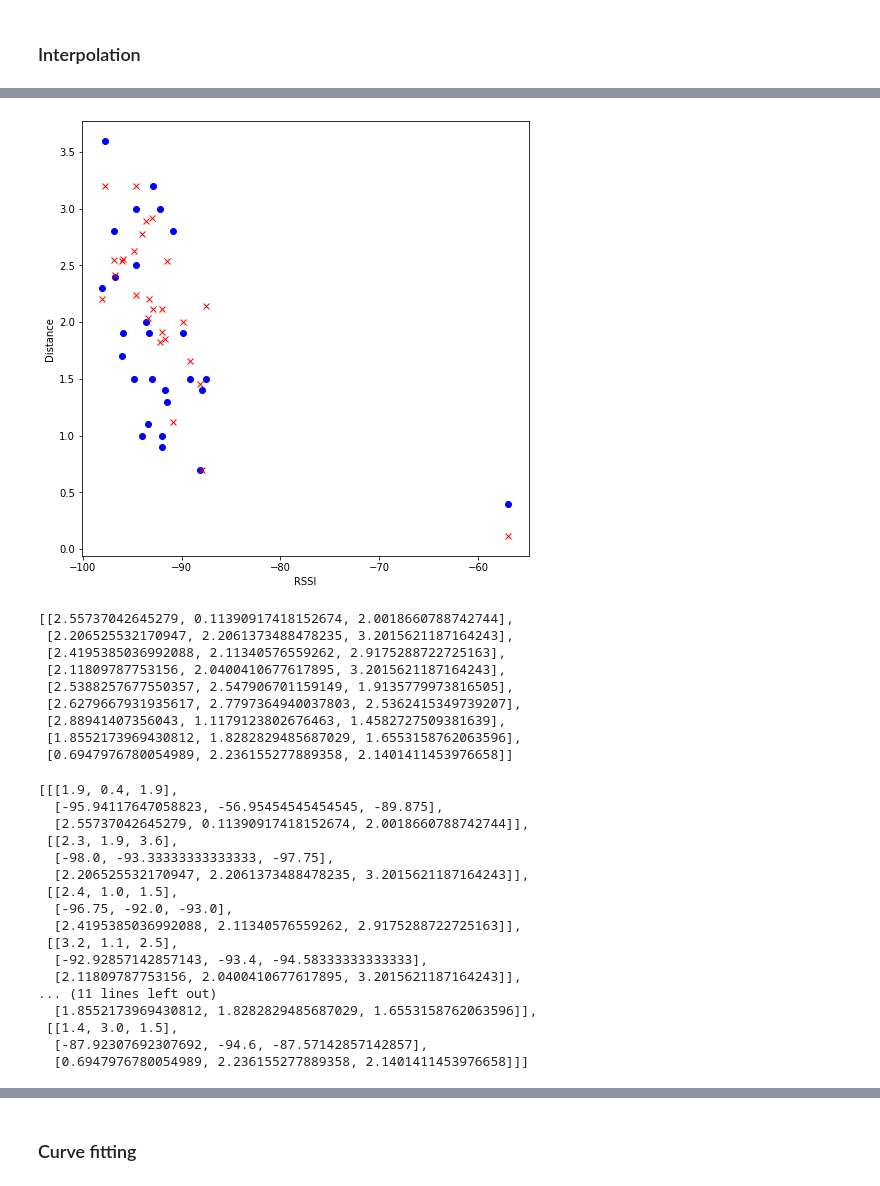
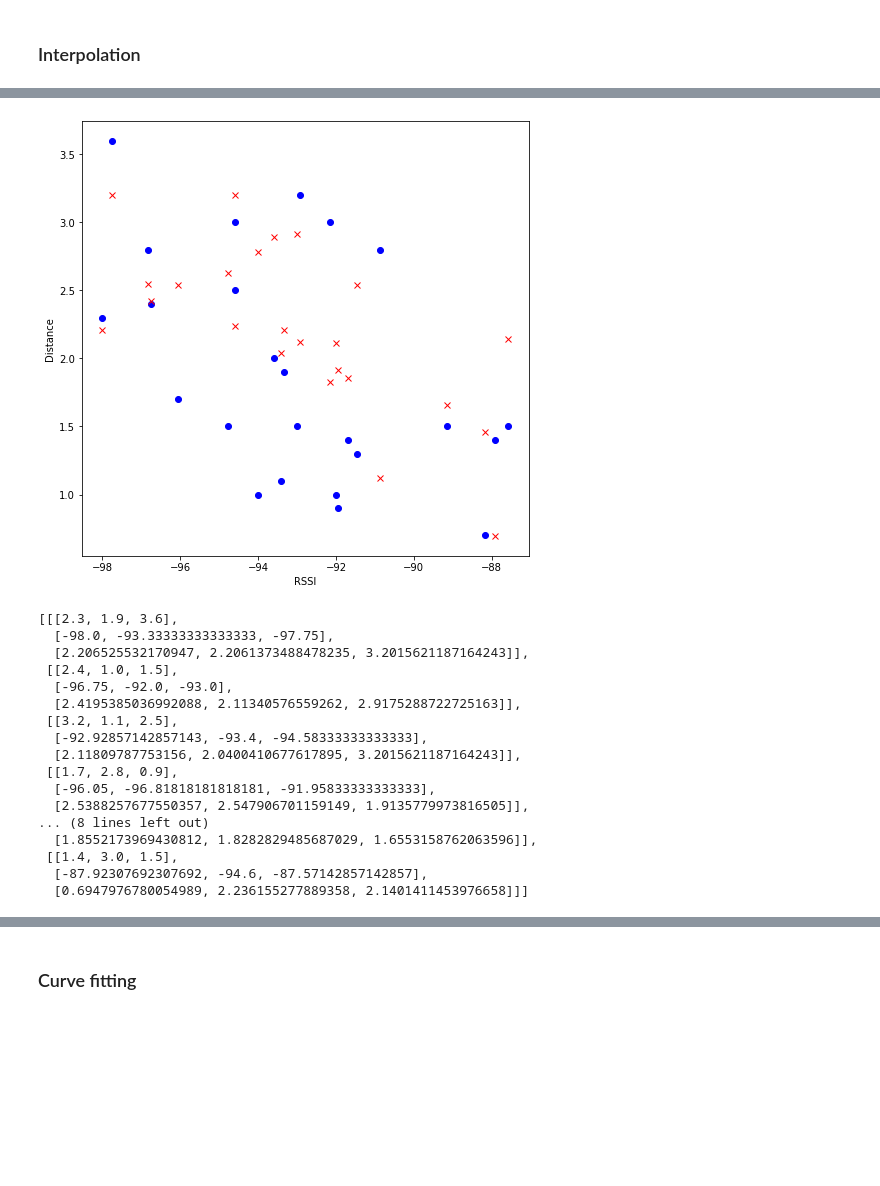
Before and after one commit to MinorOrg/MQTT-pi-subscriber, a Jupyter notebook: rssi-calculations.ipynb, the cells around one changed output, grey strips where cells are left out. Cells and saved outputs as stored; diff of their text form; code cells hidden in the pictures; blank space fills up the shorter version.

```diff
--- a/rssi-calculations.ipynb
+++ b/rssi-calculations.ipynb
@@ -695,3 +695,11 @@ array([[[  2.3       ,   1.9       ,   3.6       ],
         [-87.92307692, -94.6       , -87.57142857]]])
 # %% [markdown]
 ### Interpolation
+# %%
+def ndarray_to_nested_list(arr):
+    if arr.ndim == 1:
+        return arr.tolist()
+    return [ndarray_to_nested_list(sub_arr) for sub_arr in arr]
+
+Xlist = ndarray_to_nested_list(Xdata)
+Xlist
@@ -705,55 +724,43 @@ def interpolate_distance(distRSSI,RSSI):
 # %%
 def interpDR(Xdata):
     esp=[esp1_avg_array,esp2_avg_array,esp3_avg_array]
     distArray=[]
-    for data in Xdata:
+    for data in Xlist:
         calDist=[]
         for i in range(len(data[1])):
             calDist.append(interpolate_distance(esp[i],data[1][i]))
         distArray.append(calDist)
         data.append(calDist)
 
-    obsDist = np.array(Xdata)[:,0]
-    obsRSSI = np.array(Xdata)[:,1]
-    calDist = np.array(Xdata)[:,2]
+    obsDist = np.array(Xlist)[:,0]
+    obsRSSI = np.array(Xlist)[:,1]
+    calDist = np.array(Xlist)[:,2]
     plt.figure(figsize=(8,8))
     plt.plot(obsRSSI,obsDist,'bo')
     plt.plot(obsRSSI,calDist,'rx')
     plt.xlabel("RSSI")
     plt.ylabel("Distance")
     plt.show()
 
     return distArray
 caldists=interpDR(Xdata)
 caldists
 # %% [output]
-[figure, old version]
+[figure, new version]
-[[2.55737042645279, 0.11390917418152674, 2.0018660788742744],
- [2.206525532170947, 2.2061373488478235, 3.2015621187164243],
- [2.4195385036992088, 2.11340576559262, 2.9175288722725163],
- [2.11809787753156, 2.0400410677617895, 3.2015621187164243],
- [2.5388257677550357, 2.547906701159149, 1.9135779973816505],
- [2.6279667931935617, 2.7797364940037803, 2.5362415349739207],
- [2.88941407356043, 1.1179123802676463, 1.4582727509381639],
- [1.8552173969430812, 1.8282829485687029, 1.6553158762063596],
- [0.6947976780054989, 2.236155277889358, 2.1401411453976658]]
+[[[2.3, 1.9, 3.6],
+  [-98.0, -93.33333333333333, -97.75],
+  [2.206525532170947, 2.2061373488478235, 3.2015621187164243]],
+ [[2.4, 1.0, 1.5],
+  [-96.75, -92.0, -93.0],
+  [2.4195385036992088, 2.11340576559262, 2.9175288722725163]],
+ [[3.2, 1.1, 2.5],
+  [-92.92857142857143, -93.4, -94.58333333333333],
+  [2.11809787753156, 2.0400410677617895, 3.2015621187164243]],
+ [[1.7, 2.8, 0.9],
+  [-96.05, -96.81818181818181, -91.95833333333333],
+  [2.5388257677550357, 2.547906701159149, 1.9135779973816505]],
+... (8 lines left out)
+  [1.8552173969430812, 1.8282829485687029, 1.6553158762063596]],
+ [[1.4, 3.0, 1.5],
+  [-87.92307692307692, -94.6, -87.57142857142857],
+  [0.6947976780054989, 2.236155277889358, 2.1401411453976658]]]
-# %%
-Xdata
-# %% [output]
-[[[1.9, 0.4, 1.9],
-  [-95.94117647058823, -56.95454545454545, -89.875],
-  [2.55737042645279, 0.11390917418152674, 2.0018660788742744]],
- [[2.3, 1.9, 3.6],
-  [-98.0, -93.33333333333333, -97.75],
-  [2.206525532170947, 2.2061373488478235, 3.2015621187164243]],
- [[2.4, 1.0, 1.5],
-  [-96.75, -92.0, -93.0],
-  [2.4195385036992088, 2.11340576559262, 2.9175288722725163]],
- [[3.2, 1.1, 2.5],
-  [-92.92857142857143, -93.4, -94.58333333333333],
-  [2.11809787753156, 2.0400410677617895, 3.2015621187164243]],
-... (11 lines left out)
-  [1.8552173969430812, 1.8282829485687029, 1.6553158762063596]],
- [[1.4, 3.0, 1.5],
-  [-87.92307692307692, -94.6, -87.57142857142857],
-  [0.6947976780054989, 2.236155277889358, 2.1401411453976658]]]
```
Also changed, not shown: parts of 4 cells of this notebook, 1 other file.
